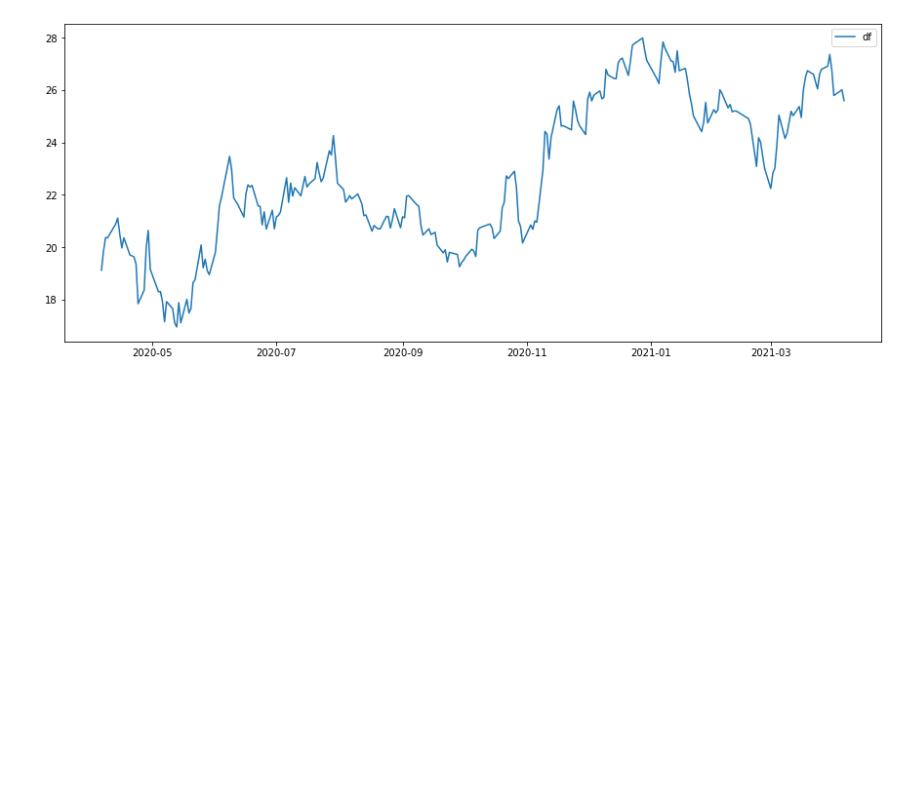
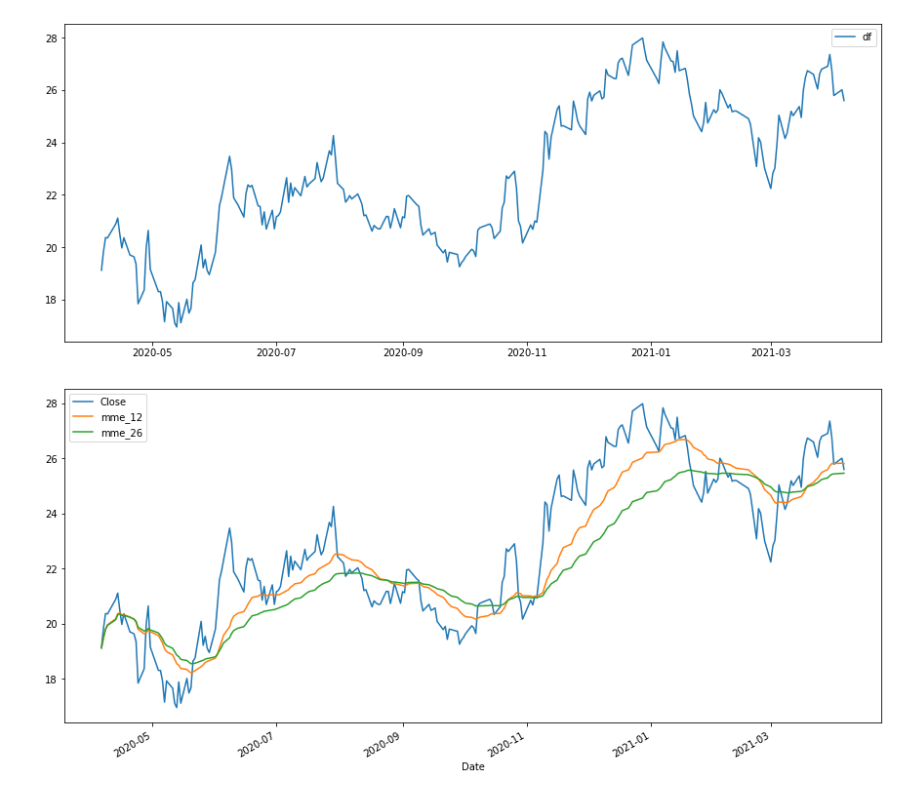
Before and after one commit to DeykyPinheiro/octopus, a Jupyter notebook: notebook_testes.ipynb, the cells around one changed output. Saved outputs shown, nothing was run; the diff lists cells and outputs as text; code cells hidden in the pictures; blank space fills up the shorter version.

```diff
--- a/notebook_testes.ipynb
+++ b/notebook_testes.ipynb
@@ -60,0 +55,5 @@ df_completo = pd.concat([df, a, b], axis=1)
+# %%
+df_completo.plot(figsize=(15, 7))
+plt.show()
+# %% [output]
+[figure, added]
```
Also changed, not shown: parts of 5 cells of this notebook, 2 other files.
